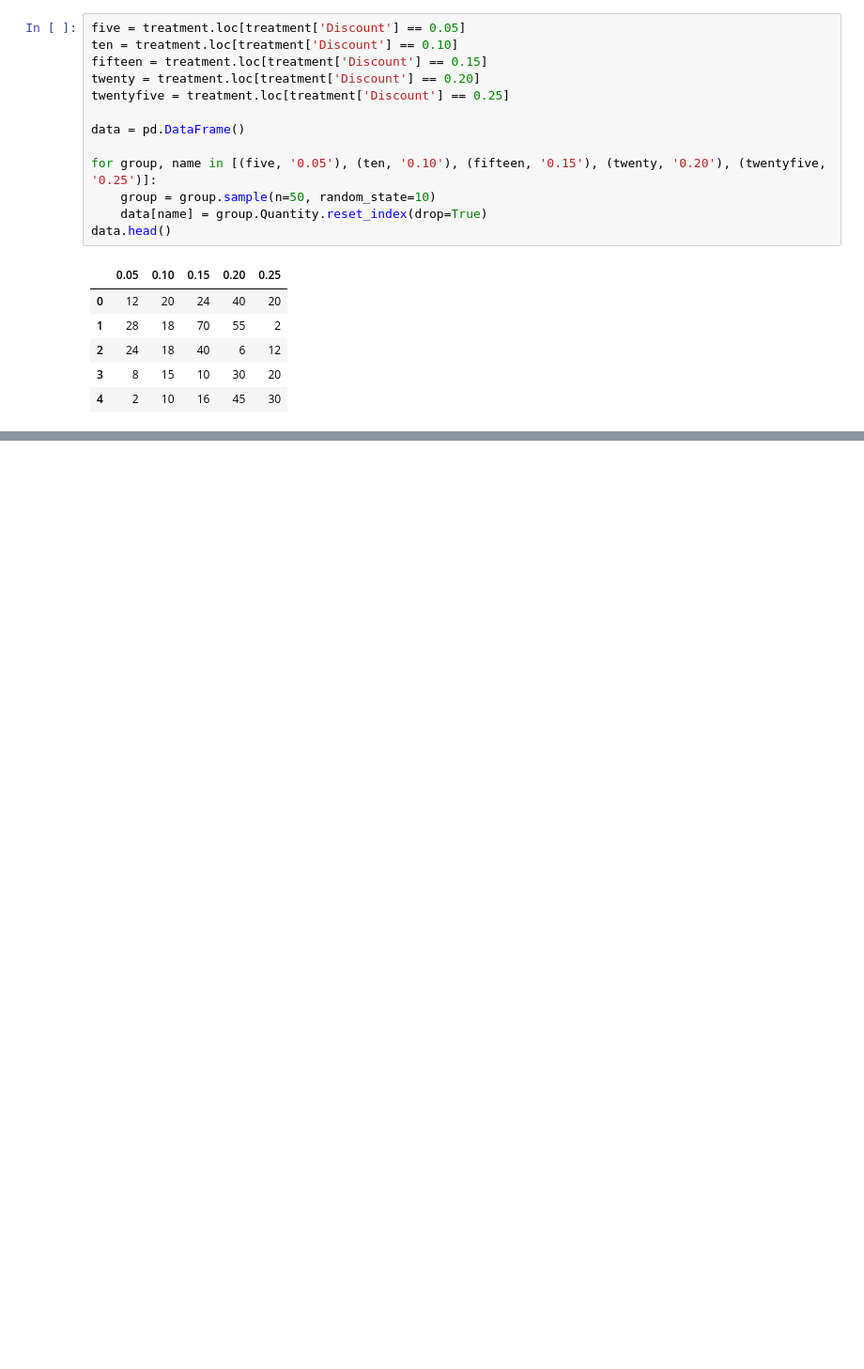
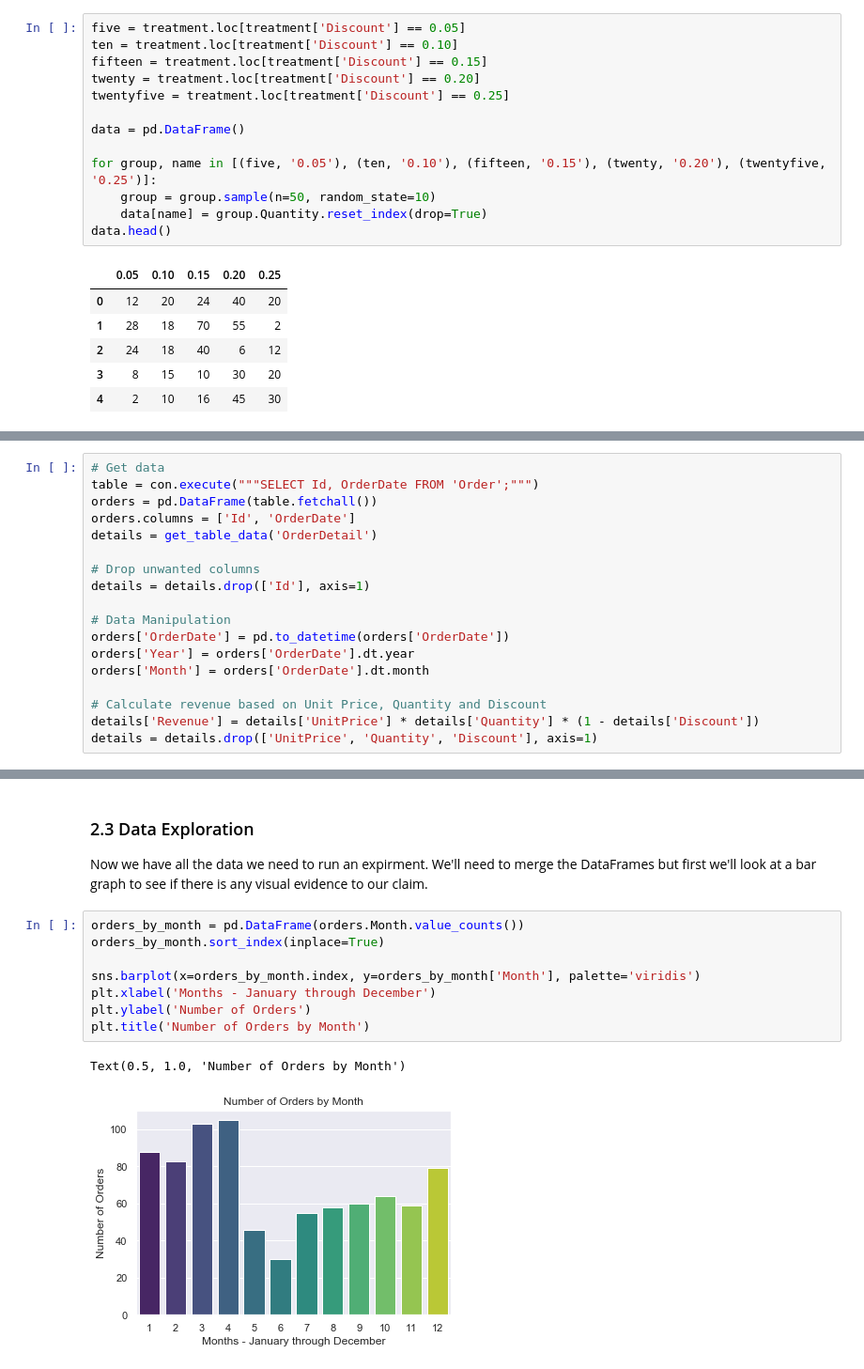
Before and after one commit to josephbrockw/northwind_hypothesis, a Jupyter notebook: student.ipynb, the cells around one changed output, grey strips where cells are left out. Shown at 94% size. Drawn from its saved outputs; the diff is of its cells as text; blank space fills up the shorter version.

```diff
--- a/student.ipynb
+++ b/student.ipynb
@@ -538,0 +416,18 @@ details = get_table_data(con, 'OrderDetail')
+# %%
+# Get data
+table = con.execute("""SELECT Id, OrderDate FROM 'Order';""")
+orders = pd.DataFrame(table.fetchall())
+orders.columns = ['Id', 'OrderDate']
+details = get_table_data('OrderDetail')
+
+# Drop unwanted columns
+details = details.drop(['Id'], axis=1)
+
+# Data Manipulation
+orders['OrderDate'] = pd.to_datetime(orders['OrderDate'])
+orders['Year'] = orders['OrderDate'].dt.year
+orders['Month'] = orders['OrderDate'].dt.month
+
+# Calculate revenue based on Unit Price, Quantity and Discount
+details['Revenue'] = details['UnitPrice'] * details['Quantity'] * (1 - details['Discount'])
+details = details.drop(['UnitPrice', 'Quantity', 'Discount'], axis=1)
@@ -538,0 +439,16 @@ details = get_table_data(con, 'OrderDetail')
+# %% [markdown]
+<a id="2.3"></a>
+### 2.3 Data Exploration
+
+Now we have all the data we need to run an expirment. We'll need to merge the DataFrames but first we'll look at a bar graph to see if there is any visual evidence to our claim.
+# %%
+orders_by_month = pd.DataFrame(orders.Month.value_counts())
+orders_by_month.sort_index(inplace=True)
+
+sns.barplot(x=orders_by_month.index, y=orders_by_month['Month'], palette='viridis')
+plt.xlabel('Months - January through December')
+plt.ylabel('Number of Orders')
+plt.title('Number of Orders by Month')
+# %% [output]
+Text(0.5, 1.0, 'Number of Orders by Month')
+[figure, added]
```
Also changed, not shown: parts of 92 cells of this notebook, 14 other files.
